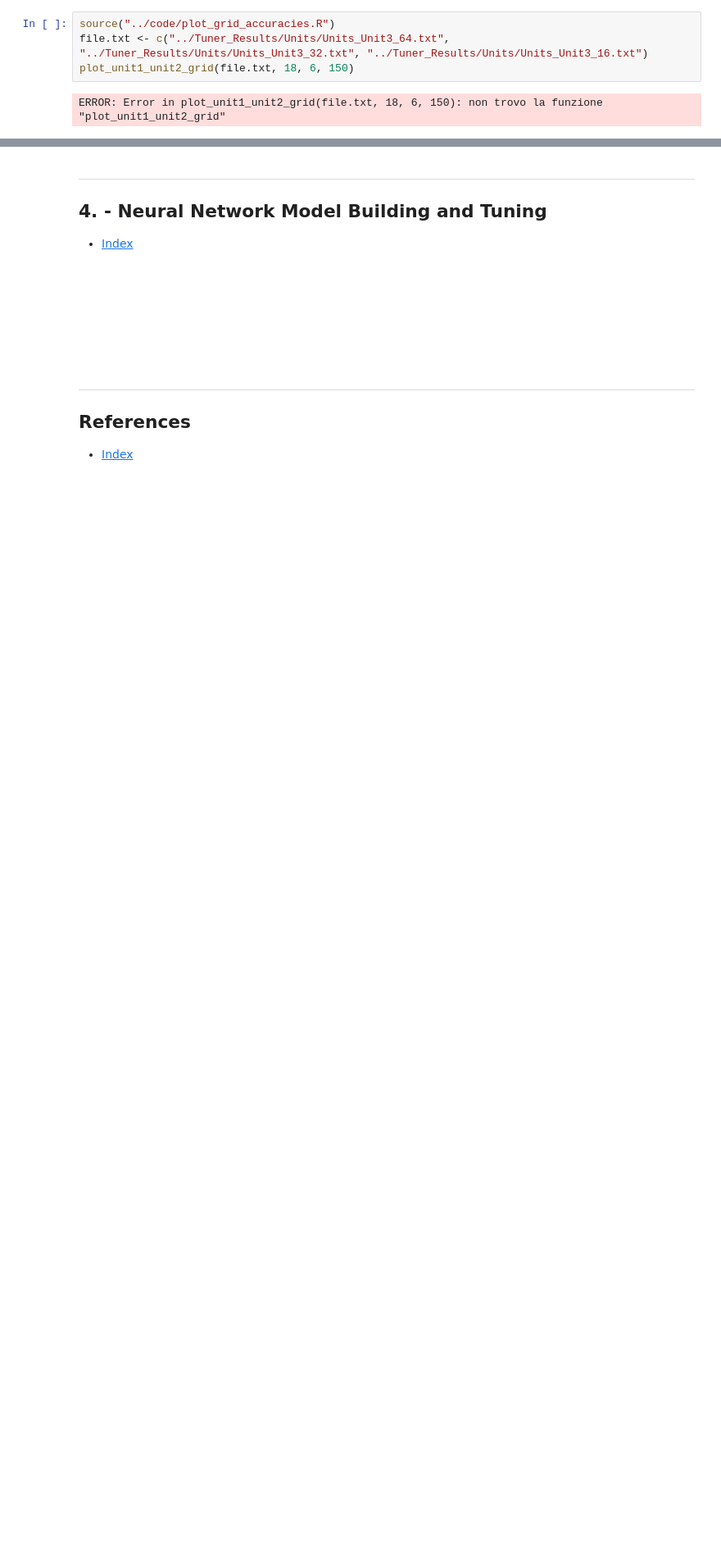
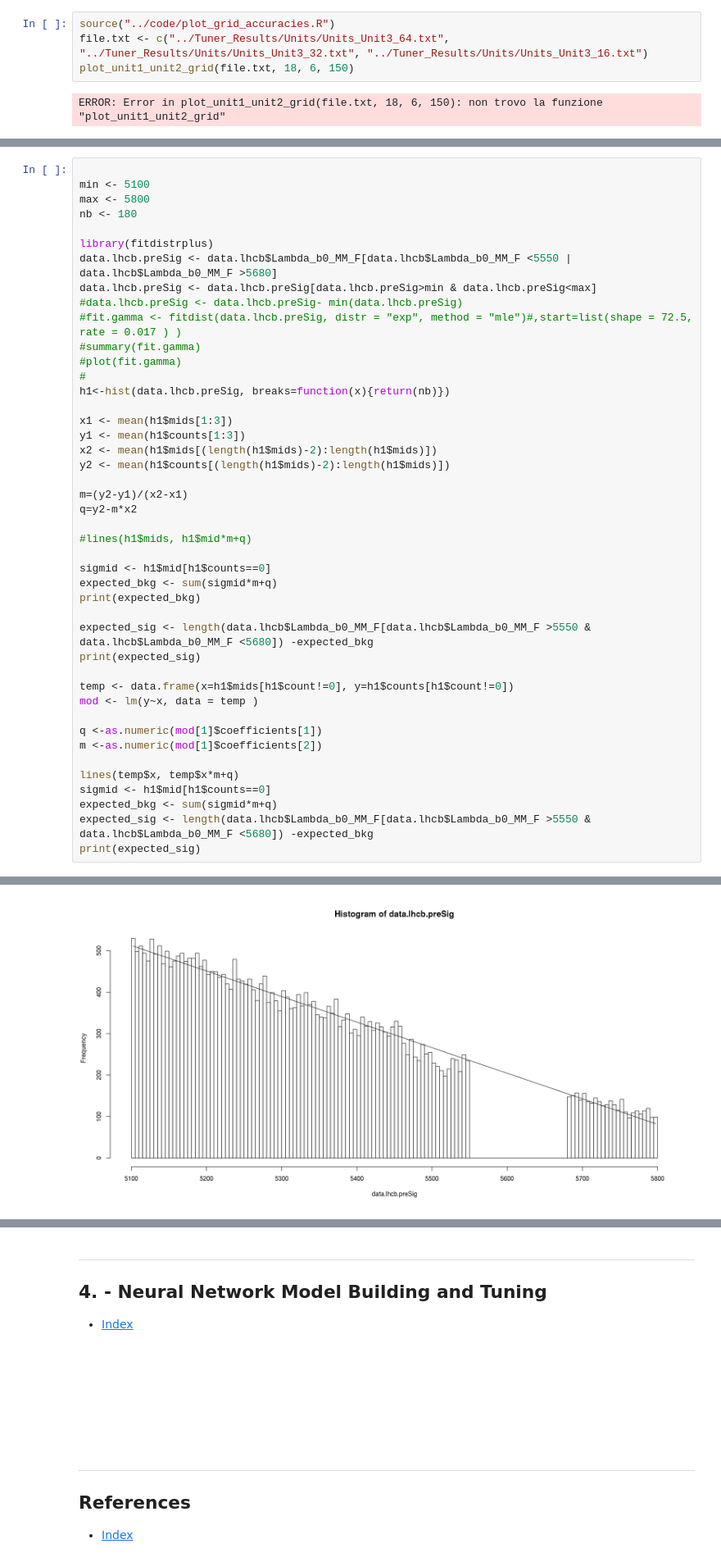
Before and after one commit to mastrovalentz/Adv_Stat_Final_Project, a Jupyter notebook: presentation/presentation_modifiche ale.ipynb, the cells around one changed output, grey strips where cells are left out. Shown: that part at 82% size. Drawn from its saved outputs; the diff is of its cells as text; blank space fills up the shorter version.

```diff
--- a/presentation/presentation_modifiche ale.ipynb
+++ b/presentation/presentation_modifiche ale.ipynb
@@ -434,0 +431,45 @@ ERROR: Error in get_train_data(params$n_bkg): oggetto "x_train_bkg_full" non tro
+# %%
+
+min <- 5100
+max <- 5800
+nb <- 180
+
+library(fitdistrplus)
+data.lhcb.preSig <- data.lhcb$Lambda_b0_MM_F[data.lhcb$Lambda_b0_MM_F <5550 | data.lhcb$Lambda_b0_MM_F >5680]
+data.lhcb.preSig <- data.lhcb.preSig[data.lhcb.preSig>min & data.lhcb.preSig<max]
+#data.lhcb.preSig <- data.lhcb.preSig- min(data.lhcb.preSig)
+#fit.gamma <- fitdist(data.lhcb.preSig, distr = "exp", method = "mle")#,start=list(shape = 72.5, rate = 0.017 ) )
+#summary(fit.gamma)
+#plot(fit.gamma)
+#
+h1<-hist(data.lhcb.preSig, breaks=function(x){return(nb)})
+
+x1 <- mean(h1$mids[1:3])
+y1 <- mean(h1$counts[1:3])
+x2 <- mean(h1$mids[(length(h1$mids)-2):length(h1$mids)])
+y2 <- mean(h1$counts[(length(h1$mids)-2):length(h1$mids)])
+
+m=(y2-y1)/(x2-x1)
+q=y2-m*x2
+
+#lines(h1$mids, h1$mid*m+q)
+
+sigmid <- h1$mid[h1$counts==0]
+expected_bkg <- sum(sigmid*m+q)
+print(expected_bkg)
+
+expected_sig <- length(data.lhcb$Lambda_b0_MM_F[data.lhcb$Lambda_b0_MM_F >5550 & data.lhcb$Lambda_b0_MM_F <5680]) -expected_bkg
+print(expected_sig)
+
+temp <- data.frame(x=h1$mids[h1$count!=0], y=h1$counts[h1$count!=0])
+mod <- lm(y~x, data = temp )
+
+q <-as.numeric(mod[1]$coefficients[1])
+m <-as.numeric(mod[1]$coefficients[2])
+
+lines(temp$x, temp$x*m+q)
+sigmid <- h1$mid[h1$counts==0]
+expected_bkg <- sum(sigmid*m+q)
+expected_sig <- length(data.lhcb$Lambda_b0_MM_F[data.lhcb$Lambda_b0_MM_F >5550 & data.lhcb$Lambda_b0_MM_F <5680]) -expected_bkg
+print(expected_sig)
+# %% [output]
@@ -434,0 +479 @@ ERROR: Error in get_train_data(params$n_bkg): oggetto "x_train_bkg_full" non tro
+[figure, added]
```
Also changed, not shown: parts of 10 cells of this notebook, 2 other files.
